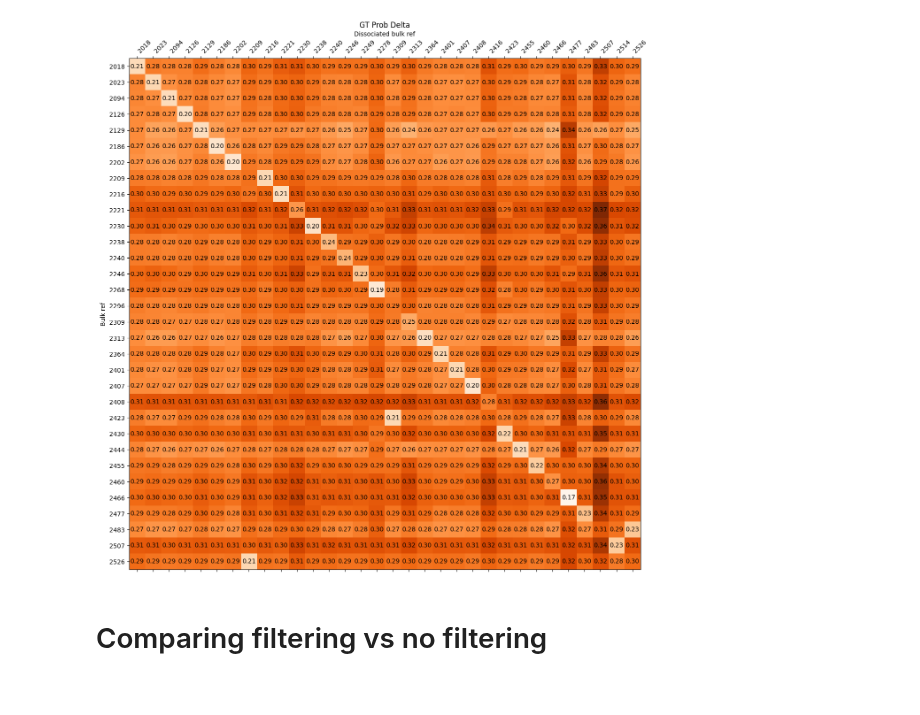
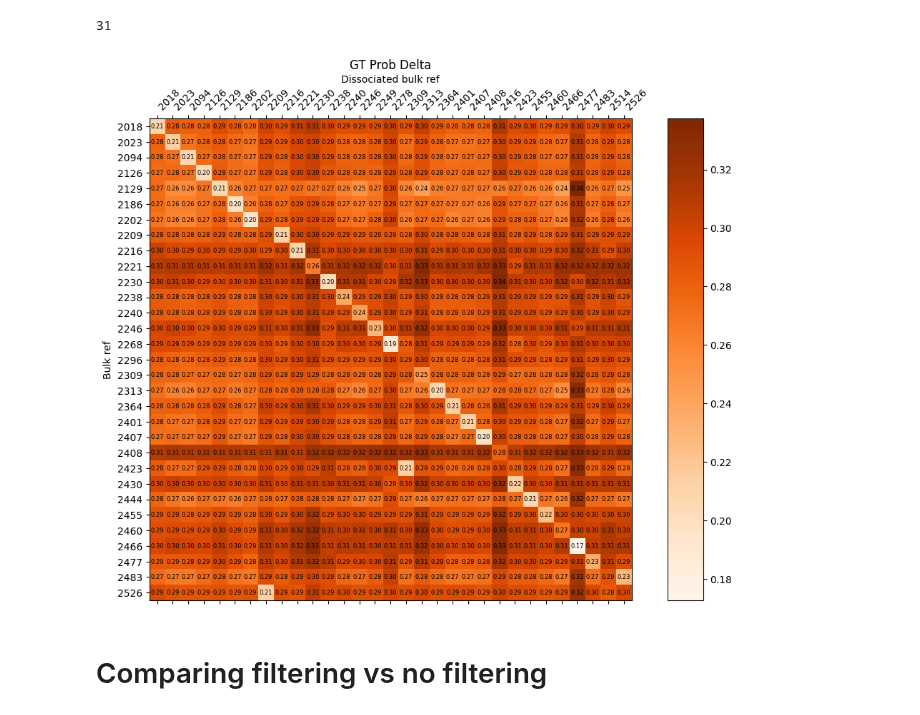
Before and after one commit to emma2207/hgsoc-reconstruction, a Jupyter notebook: demultiplexing_pooled_samples/scripts/match_sample_ids_bulk.ipynb, the cells around one changed output. Cells and saved outputs as stored; diff of their text form; code cells hidden in the pictures.

```diff
--- a/demultiplexing_pooled_samples/scripts/match_sample_ids_bulk.ipynb
+++ b/demultiplexing_pooled_samples/scripts/match_sample_ids_bulk.ipynb
@@ -14,8 +15,8 @@ def match_sample_id():
 
     # match bulk to dissociated bulk
     res = vireoSNP.vcf.match_VCF_samples(
-        cwd + "/../data/bcftools/bcftools_bulk_all_rehead.vcf",
-        cwd + "/../data/bcftools/bcftools_diss_bulk_all_rehead.vcf",
+        cwd + "/../data/bcftools/bcftools_bulk_filter_mean.vcf",
+        cwd + "/../data/bcftools/bcftools_diss_bulk_filter_mean.vcf",
         GT_tag1='PL',
         GT_tag2='PL',
     )
@@ -97,4 +111,3 @@ set(pair_df["diss bulk sample id"])-set(pair_df["bulk sample id"])
 # %%
-sorted_df = df.sort_index()
+sorted_df = df[sorted(df.columns)]
+sorted_df = sorted_df.loc[sorted(sorted_df.index)]
-# %%
-sorted_df = sorted_df.reindex(sorted(sorted_df.columns), axis=1)
@@ -122,32 +114,40 @@ sorted_df
+# %%
+len(sorted_df.index)
+# %% [output]
+31
 # %%
-fig, ax = plt.subplots(figsize=(15, 15))
-ax.matshow(sorted_df, cmap="Oranges")
+fig, ax = plt.subplots(figsize=(10, 10))
+heatmap = ax.matshow(sorted_df, cmap="Oranges")
 
 # Pool lines
 # plt.axhline(y=3.5, color='black', linestyle='--')
 # plt.axhline(y=6.5, color='black', linestyle='--')
 # plt.axhline(y=10.5, color='black', linestyle='--')
 # plt.axhline(y=13.5, color='black', linestyle='--')
 # plt.axhline(y=16.5, color='black', linestyle='--')
 # plt.axhline(y=20.5, color='black', linestyle='--')
 # plt.axhline(y=23.5, color='black', linestyle='--')
 # plt.axhline(y=27.5, color='black', linestyle='--')
 # plt.axhline(y=30.5, color='black', linestyle='--')
 
 # Numbers in grid
 for (i, j), z in np.ndenumerate(sorted_df):
-    ax.text(j, i, "{:.2f}".format(z), ha="center", va="center")
+    ax.text(j, i, "{:.2f}".format(z), ha="center", va="center", fontdict={"fontsize": 6})
 
 ax.set_xticks(np.arange(len(df)))
 ax.set_yticks(np.arange(len(df)))
-ax.set_xticklabels(sorted_df.columns, rotation=45, ha="left")
-ax.set_yticklabels(sorted_df.index)
+ax.set_xticklabels(sorted_df.columns, rotation=45, ha="left", fontdict={"fontsize": 10})
+ax.set_yticklabels(sorted_df.index, fontdict={"fontsize": 10})
 ax.xaxis.set_label_position("top")
 ax.set_xlabel("Dissociated bulk ref")
 ax.set_ylabel("Bulk ref")
 ax.set_title("GT Prob Delta")
 
+divider = make_axes_locatable(ax)
+cax = divider.append_axes("right", size=0.5, pad=0.5)
+cbar = fig.colorbar(heatmap, cax=cax)
+
 plt.show()
 # %% [output]
-[figure, old version]
+[figure, new version]
 # %%
```
Also changed, not shown: parts of 14 cells of this notebook, 7 other files.
